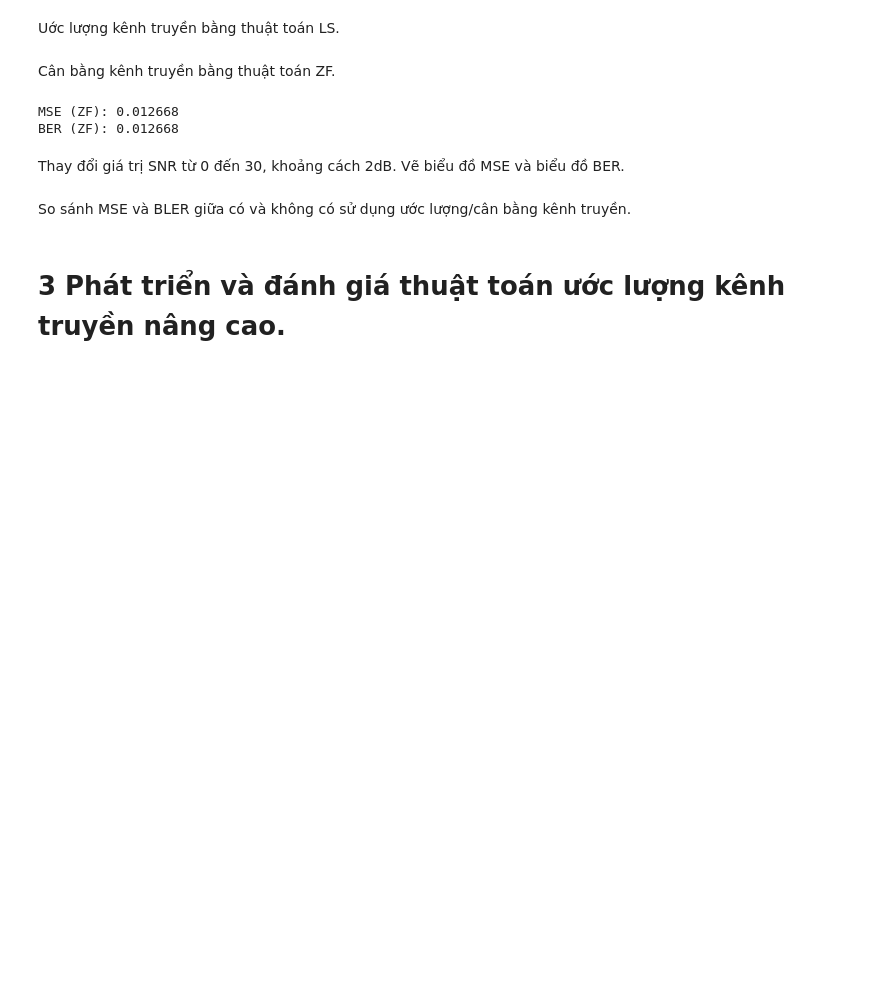
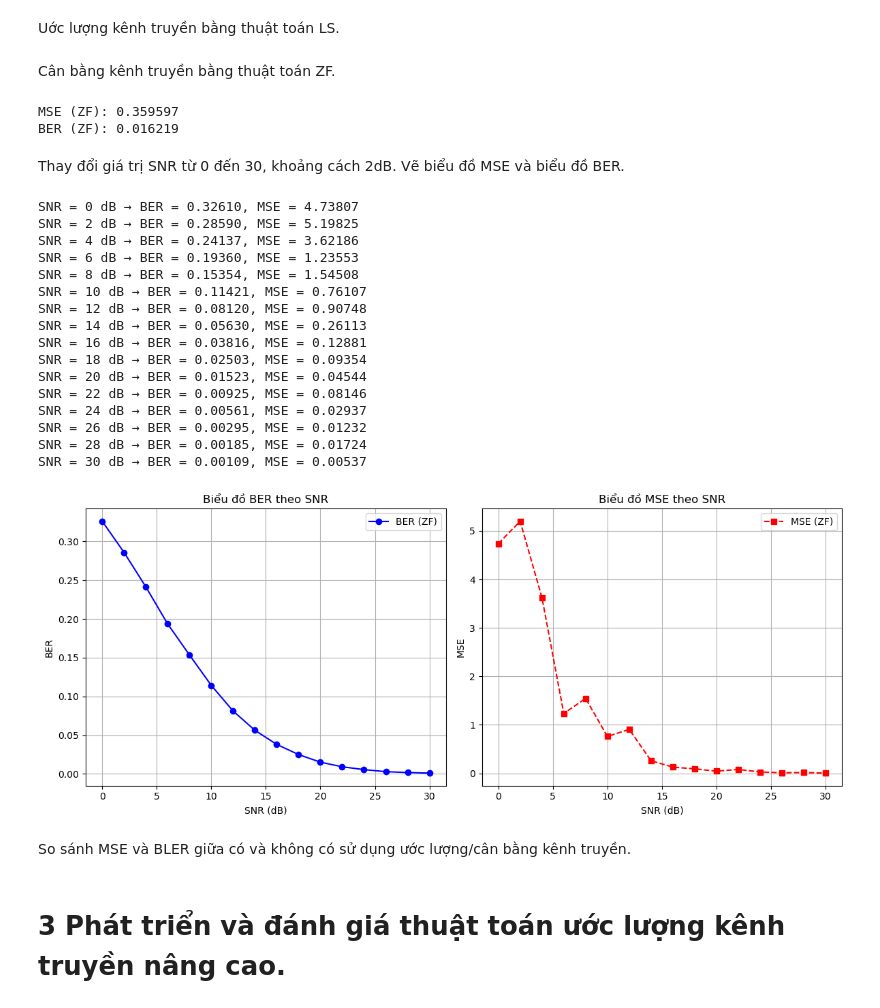
Before and after one commit to nguyenmanhdung183/estimate-equal-channel, a Jupyter notebook: main.ipynb, the cells around one changed output. Saved outputs shown, nothing was run; the diff lists cells and outputs as text; code cells hidden in the pictures; blank space fills up the shorter version.

```diff
--- a/main.ipynb
+++ b/main.ipynb
@@ -28,5 +42,6 @@ bits = ''.join(str(random.randint(0, 1)) for _ in range((x_time-1)*y_freq*z_mod)
 # %%
-symbols_16qam  = bits_to_symbols_16QAM(bits)
+#symbols_16qam  = bits_to_symbols_16QAM(bits)
+symbol_mod = modulation(bits, mod_type)
 # %% [markdown]
 Ánh xạ vào lưới tài nguyên :trên xuống dưới, trừ trái sang phải:
 # %%
@@ -35,11 +50,11 @@ grid = np.zeros((y_freq, x_time), dtype=complex)
 for i in range(y_freq):
     for j in range(x_time):
         if j < 3:
-            grid[i, j] = symbols_16qam[j*y_freq + i]
+            grid[i, j] = symbol_mod[j*y_freq + i]
         elif j==3:
             grid[i, j] = arr_r[i]
         else:
-            grid[i, j] = symbols_16qam[(j-1)*y_freq + i]
+            grid[i, j] = symbol_mod[(j-1)*y_freq + i]
 # %% [markdown]
 Từ grid -> ánh xạ sang OFDM
 # %%
@@ -133,21 +148,65 @@ rx_bits_all_zf = []
 data_cols = [i for i in range(14) if i != 3]
 for col in data_cols:
     rx_symbols = rx_grid_equalized[:, col]
-    bits_col = qam16_demod_hard(rx_symbols)
+    bits_col = demodulation(rx_symbols, mod_type)
     rx_bits_all_zf.extend(bits_col)
 
 bits_rx = np.array([int(b) for b in bits], dtype=int)
 bits_tx_zf = np.array([int(b) for b in rx_bits_all_zf], dtype=int)
-mse_zf = np.mean((bits_rx - bits_tx_zf) ** 2)
+mse_zf = np.mean(np.abs(rx_grid_equalized - grid) ** 2)
 ber_zf = np.mean(bits_rx != bits_tx_zf)
 
 print(f"MSE (ZF): {mse_zf:.6f}")
 print(f"BER (ZF): {ber_zf:.6f}")
 # %% [output]
-MSE (ZF): 0.012668
-BER (ZF): 0.012668
+MSE (ZF): 0.359597
+BER (ZF): 0.016219
 # %% [markdown]
 Thay đổi giá trị SNR từ 0 đến 30, khoảng cách 2dB. Vẽ biểu đồ MSE và biểu đồ BER.
+# %%
+equalizer_mode ="ZF"
+snr_range_db, ber_results, mse_results = simulate(faded_signal, X, bits, grid, equalizer_mode, mod_type)
+
+
+plt.figure(figsize=(12, 5))
+# BER
+plt.subplot(1, 2, 1)
+plt.plot(snr_range_db, ber_results, 'bo-', label=f'BER ({equalizer_mode})')
+plt.xlabel('SNR (dB)')
+plt.ylabel('BER')
+plt.title('Biểu đồ BER theo SNR')
+plt.grid(True)
+plt.legend()
+
+# MSE
+plt.subplot(1, 2, 2)
+plt.plot(snr_range_db, mse_results, 'rs--', label=f'MSE ({equalizer_mode})')
+plt.xlabel('SNR (dB)')
+plt.ylabel('MSE')
+plt.title('Biểu đồ MSE theo SNR')
+plt.grid(True)
+plt.legend()
+
+plt.tight_layout()
+plt.show()
+# %% [output]
+SNR = 0 dB → BER = 0.32610, MSE = 4.73807
+SNR = 2 dB → BER = 0.28590, MSE = 5.19825
+SNR = 4 dB → BER = 0.24137, MSE = 3.62186
+SNR = 6 dB → BER = 0.19360, MSE = 1.23553
+SNR = 8 dB → BER = 0.15354, MSE = 1.54508
+SNR = 10 dB → BER = 0.11421, MSE = 0.76107
+SNR = 12 dB → BER = 0.08120, MSE = 0.90748
+SNR = 14 dB → BER = 0.05630, MSE = 0.26113
+SNR = 16 dB → BER = 0.03816, MSE = 0.12881
+SNR = 18 dB → BER = 0.02503, MSE = 0.09354
+SNR = 20 dB → BER = 0.01523, MSE = 0.04544
+SNR = 22 dB → BER = 0.00925, MSE = 0.08146
+SNR = 24 dB → BER = 0.00561, MSE = 0.02937
+SNR = 26 dB → BER = 0.00295, MSE = 0.01232
+SNR = 28 dB → BER = 0.00185, MSE = 0.01724
+SNR = 30 dB → BER = 0.00109, MSE = 0.00537
+[figure, added]
 # %% [markdown]
 So sánh MSE và BLER giữa có và không có sử dụng ước lượng/cân bằng kênh truyền.
 # %% [markdown]
```
Also changed, not shown: parts of 14 cells of this notebook, 6 other files.
